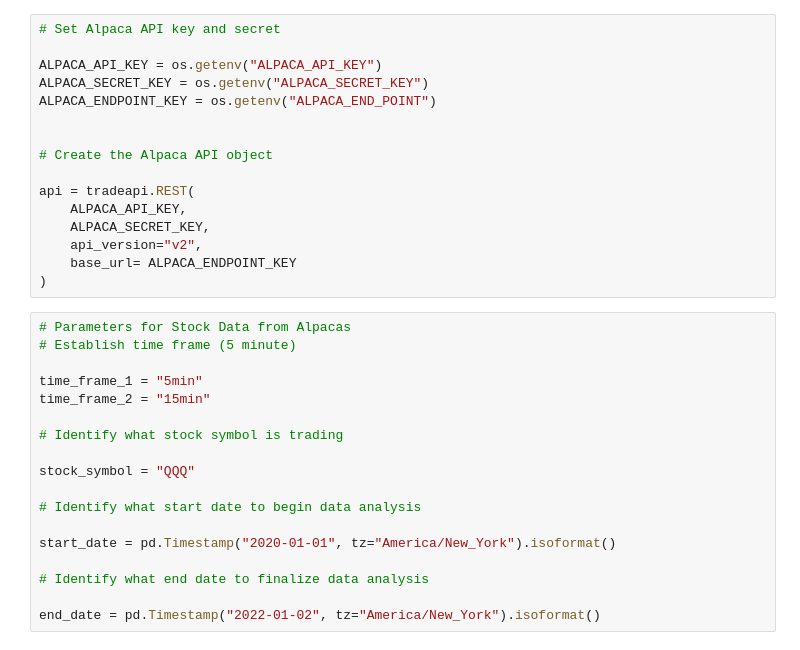
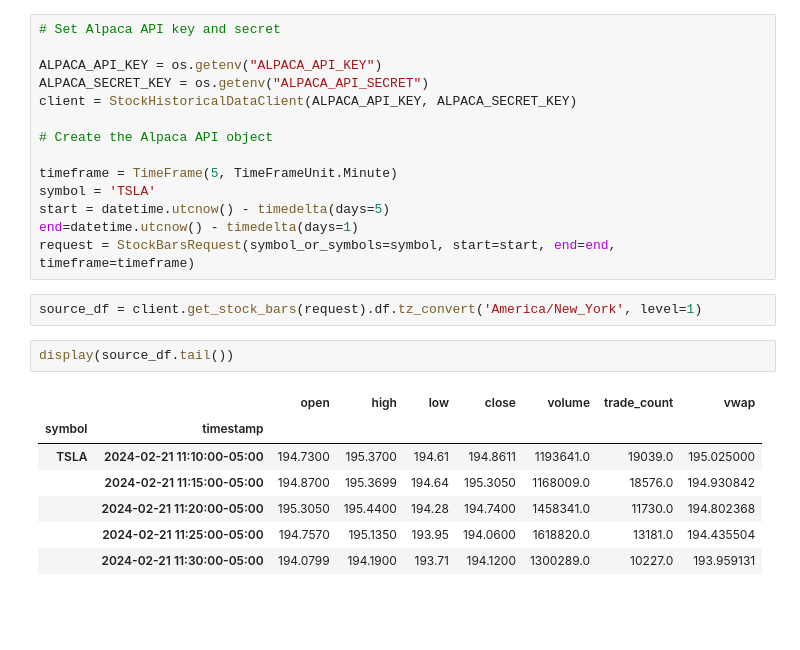
Before and after one commit to EtienneBrown1982/Price_Action_Reloaded, a Jupyter notebook: Visualizations/visualization_EB.ipynb, the cells around one changed output. Cells and saved outputs as stored; diff of their text form; blank space fills up the shorter version.

```diff
--- a/Visualizations/visualization_EB.ipynb
+++ b/Visualizations/visualization_EB.ipynb
@@ -17,33 +36,25 @@ load_dotenv()
 # Set Alpaca API key and secret
 
 ALPACA_API_KEY = os.getenv("ALPACA_API_KEY")
-ALPACA_SECRET_KEY = os.getenv("ALPACA_SECRET_KEY")
-ALPACA_ENDPOINT_KEY = os.getenv("ALPACA_END_POINT")
-
+ALPACA_SECRET_KEY = os.getenv("ALPACA_API_SECRET")
+client = StockHistoricalDataClient(ALPACA_API_KEY, ALPACA_SECRET_KEY)
 
 # Create the Alpaca API object
 
-api = tradeapi.REST(
-    ALPACA_API_KEY,
-    ALPACA_SECRET_KEY,
-    api_version="v2",
-    base_url= ALPACA_ENDPOINT_KEY
-)
+timeframe = TimeFrame(5, TimeFrameUnit.Minute)
+symbol = 'TSLA'
+start = datetime.utcnow() - timedelta(days=5)
+end=datetime.utcnow() - timedelta(days=1)
+request = StockBarsRequest(symbol_or_symbols=symbol, start=start, end=end, timeframe=timeframe)
-# %%
-# Parameters for Stock Data from Alpacas
-# Establish time frame (5 minute)
-
-time_frame_1 = "5min"
-time_frame_2 = "15min"
-
-# Identify what stock symbol is trading
-
-stock_symbol = "QQQ"
-
-# Identify what start date to begin data analysis
-
-start_date = pd.Timestamp("2020-01-01", tz="America/New_York").isoformat()
-
-# Identify what end date to finalize data analysis
-
-end_date = pd.Timestamp("2022-01-02", tz="America/New_York").isoformat()
+# %%
+source_df = client.get_stock_bars(request).df.tz_convert('America/New_York', level=1)
+# %%
+display(source_df.tail())
+# %% [output]
+|  |  | open | high | low | close | volume | trade_count | vwap |
+| symbol | timestamp |  |  |  |  |  |  |  |
+| TSLA | 2024-02-21 11:10:00-05:00 | 194.7300 | 195.3700 | 194.61 | 194.8611 | 1193641.0 | 19039.0 | 195.025000 |
+|  | 2024-02-21 11:15:00-05:00 | 194.8700 | 195.3699 | 194.64 | 195.3050 | 1168009.0 | 18576.0 | 194.930842 |
+|  | 2024-02-21 11:20:00-05:00 | 195.3050 | 195.4400 | 194.28 | 194.7400 | 1458341.0 | 11730.0 | 194.802368 |
+|  | 2024-02-21 11:25:00-05:00 | 194.7570 | 195.1350 | 193.95 | 194.0600 | 1618820.0 | 13181.0 | 194.435504 |
+|  | 2024-02-21 11:30:00-05:00 | 194.0799 | 194.1900 | 193.71 | 194.1200 | 1300289.0 | 10227.0 | 193.959131 |
```
Also changed, not shown: parts of 15 cells of this notebook, 2 other files.
